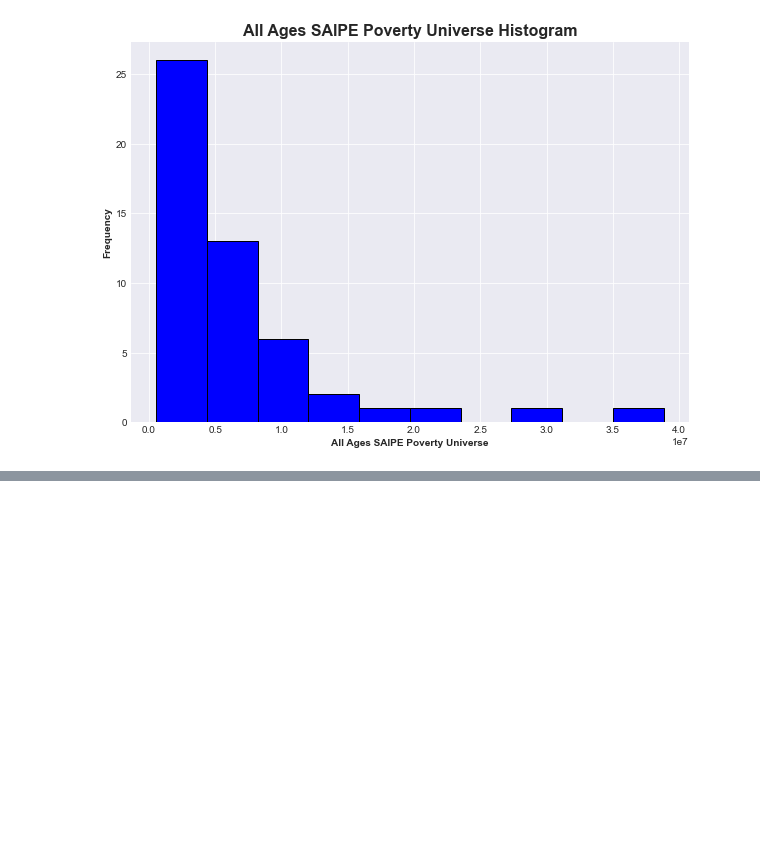
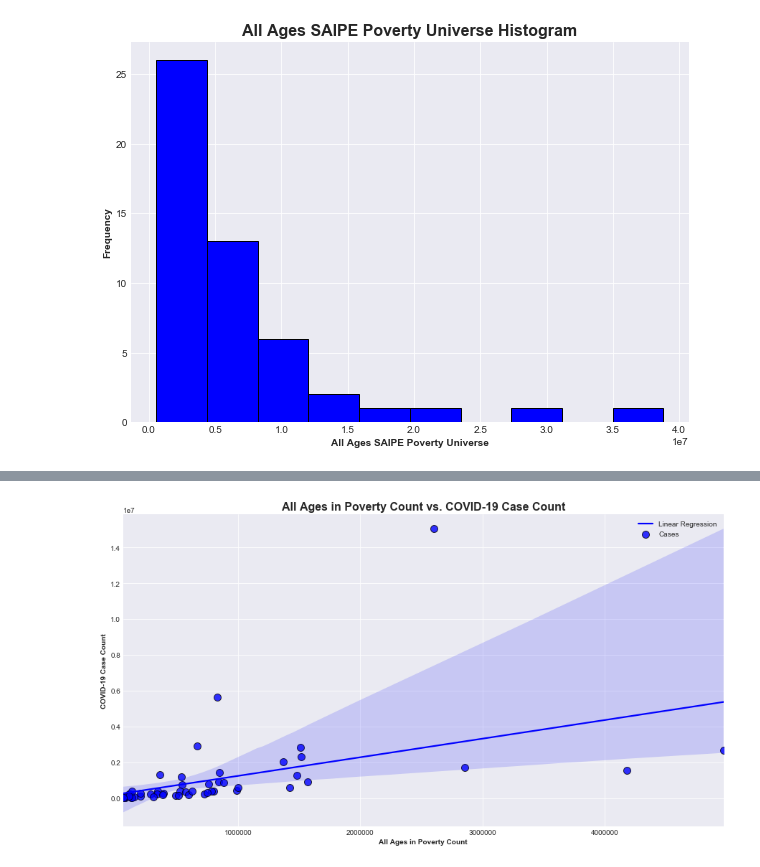
Before and after one commit to aakula7/Health-Literacy-COVID19, a Jupyter notebook: Income/clean data/Poverty/Linear Regression.ipynb, the cells around one changed output, grey strips where cells are left out. Saved outputs shown, nothing was run; the diff lists cells and outputs as text; code cells hidden in the pictures; blank space fills up the shorter version.

```diff
--- a/Income/clean data/Poverty/Linear Regression.ipynb
+++ b/Income/clean data/Poverty/Linear Regression.ipynb
@@ -102,0 +163,14 @@ plt.ylabel('Frequency', fontsize = 10, fontweight = 'bold');
+# %%
+fig = plt.figure(figsize = (15,8))
+
+sns.regplot(x = 'All Ages in Poverty Count', y = 'cases', data = COVIDPovCount, color = 'b', scatter_kws = {'linewidths':1, 'edgecolor':'k', 's':100})
+
+plt.title('All Ages in Poverty Count vs. COVID-19 Case Count', fontsize = 16, fontweight = 'bold')
+plt.xlabel('All Ages in Poverty Count', fontsize = 10, fontweight = 'bold')
+plt.ylabel('COVID-19 Case Count', fontsize = 10, fontweight = 'bold')
+
+plt.legend(['Linear Regression', 'Cases'])
+
+plt.show();
+# %% [output]
+[figure, added]
```
Also changed, not shown: parts of 9 cells of this notebook.
